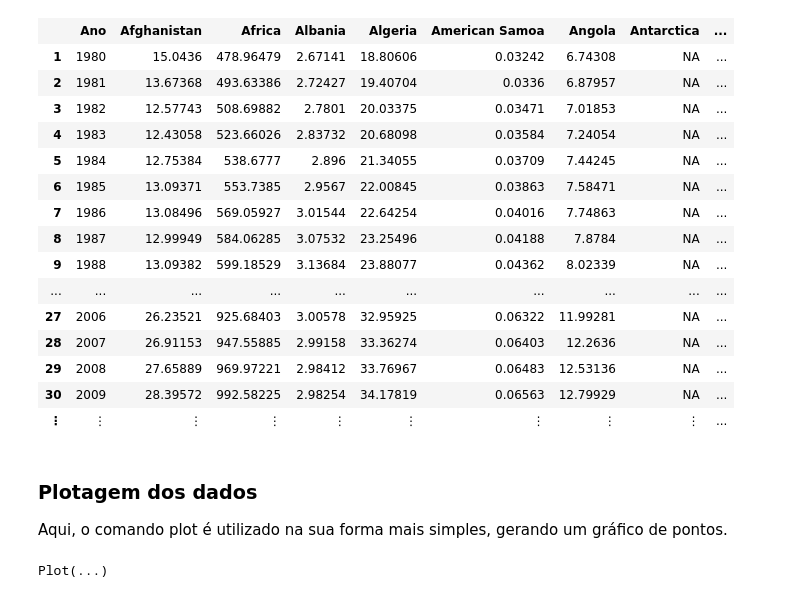
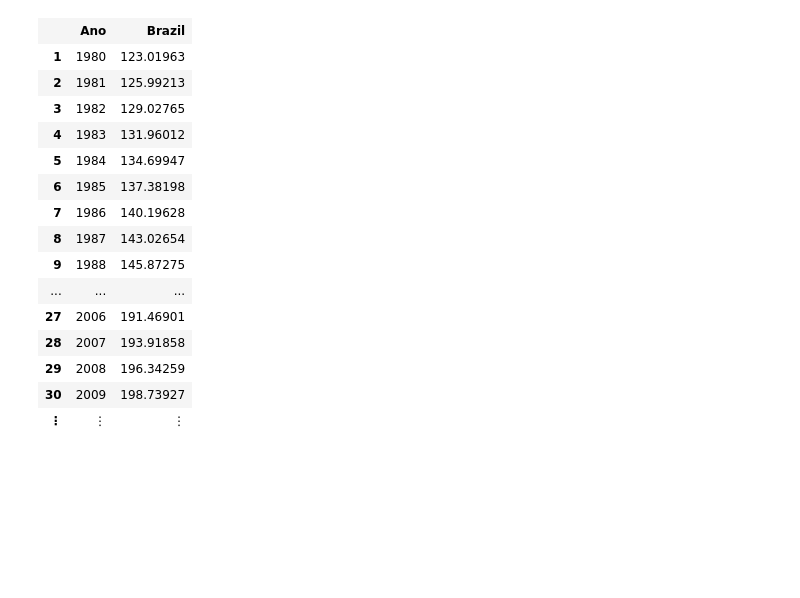
Before and after one commit to gomiero/canalalexandregomiero, a Jupyter notebook: Notebooks/Julia-Gadfly-Video11.ipynb, the cells around one changed output. Drawn from its saved outputs; the diff is of its cells as text; code cells hidden in the pictures; blank space fills up the shorter version.

Commit message:
Ajuste dos gráficos gerados pelo Gadfly - v1

```diff
--- a/Notebooks/Julia-Gadfly-Video11.ipynb
+++ b/Notebooks/Julia-Gadfly-Video11.ipynb
@@ -36,4 +6,4 @@ Como o arquivo csv contém strings *"NA"* e *"--"* para representar a ausência
 # %%
-pop = readtable("../data/populationbycountry19802010millions.csv", header=true, nastrings=["","NA","--"])
+pop = readtable("data/populationbycountry19802010millions.csv", nastrings=["","NA","--"])
 pop
 # %% [output]
@@ -104,32 +53,24 @@ A diferença principal é que as colunas da tabela são ordenadas em ordem alfab
 # %%
 paises = DataFrame()
 paises[:Ano] = 1980:2010
-by(pop, :Country) do df
-    paises[symbol(df[:Country][1])] = convert(DataArray{Float64,2}, df[1,2:end]).'[:,1]
+by(pop, :Pais) do df
+    paises[symbol(df[:Pais][1])] = convert(DataArray{Float64,2}, df[1,2:end]).'[:,1]
 end
-paises
+paises[:,[:Ano,:Brazil]]
 # %% [output]
-|  | Ano | Afghanistan | Africa | Albania | Algeria | American Samoa | Angola | Antarctica | ... |
-| 1 | 1980 | 15.0436 | 478.96479 | 2.67141 | 18.80606 | 0.03242 | 6.74308 | NA | ... |
-| 2 | 1981 | 13.67368 | 493.63386 | 2.72427 | 19.40704 | 0.0336 | 6.87957 | NA | ... |
-| 3 | 1982 | 12.57743 | 508.69882 | 2.7801 | 20.03375 | 0.03471 | 7.01853 | NA | ... |
-| 4 | 1983 | 12.43058 | 523.66026 | 2.83732 | 20.68098 | 0.03584 | 7.24054 | NA | ... |
-| 5 | 1984 | 12.75384 | 538.6777 | 2.896 | 21.34055 | 0.03709 | 7.44245 | NA | ... |
-| 6 | 1985 | 13.09371 | 553.7385 | 2.9567 | 22.00845 | 0.03863 | 7.58471 | NA | ... |
-| 7 | 1986 | 13.08496 | 569.05927 | 3.01544 | 22.64254 | 0.04016 | 7.74863 | NA | ... |
-| 8 | 1987 | 12.99949 | 584.06285 | 3.07532 | 23.25496 | 0.04188 | 7.8784 | NA | ... |
-| 9 | 1988 | 13.09382 | 599.18529 | 3.13684 | 23.88077 | 0.04362 | 8.02339 | NA | ... |
-| ... | ... | ... | ... | ... | ... | ... | ... | ... | ... |
-| 27 | 2006 | 26.23521 | 925.68403 | 3.00578 | 32.95925 | 0.06322 | 11.99281 | NA | ... |
-| 28 | 2007 | 26.91153 | 947.55885 | 2.99158 | 33.36274 | 0.06403 | 12.2636 | NA | ... |
-| 29 | 2008 | 27.65889 | 969.97221 | 2.98412 | 33.76967 | 0.06483 | 12.53136 | NA | ... |
-| 30 | 2009 | 28.39572 | 992.58225 | 2.98254 | 34.17819 | 0.06563 | 12.79929 | NA | ... |
-| ⋮ | ⋮ | ⋮ | ⋮ | ⋮ | ⋮ | ⋮ | ⋮ | ⋮ | ... |
+|  | Ano | Brazil |
+| 1 | 1980 | 123.01963 |
+| 2 | 1981 | 125.99213 |
+| 3 | 1982 | 129.02765 |
+| 4 | 1983 | 131.96012 |
+| 5 | 1984 | 134.69947 |
+| 6 | 1985 | 137.38198 |
+| 7 | 1986 | 140.19628 |
+| 8 | 1987 | 143.02654 |
+| 9 | 1988 | 145.87275 |
+| ... | ... | ... |
+| 27 | 2006 | 191.46901 |
+| 28 | 2007 | 193.91858 |
+| 29 | 2008 | 196.34259 |
+| 30 | 2009 | 198.73927 |
+| ⋮ | ⋮ | ⋮ |
-# %% [markdown]
-### Plotagem dos dados
-
-Aqui, o comando plot é utilizado na sua forma mais simples, gerando um gráfico de pontos.
-# %%
-plot(paises, x=:Ano, y=:Brazil)
-# %% [output]
-Plot(...)
```
Also changed, not shown: parts of 18 cells of this notebook.
